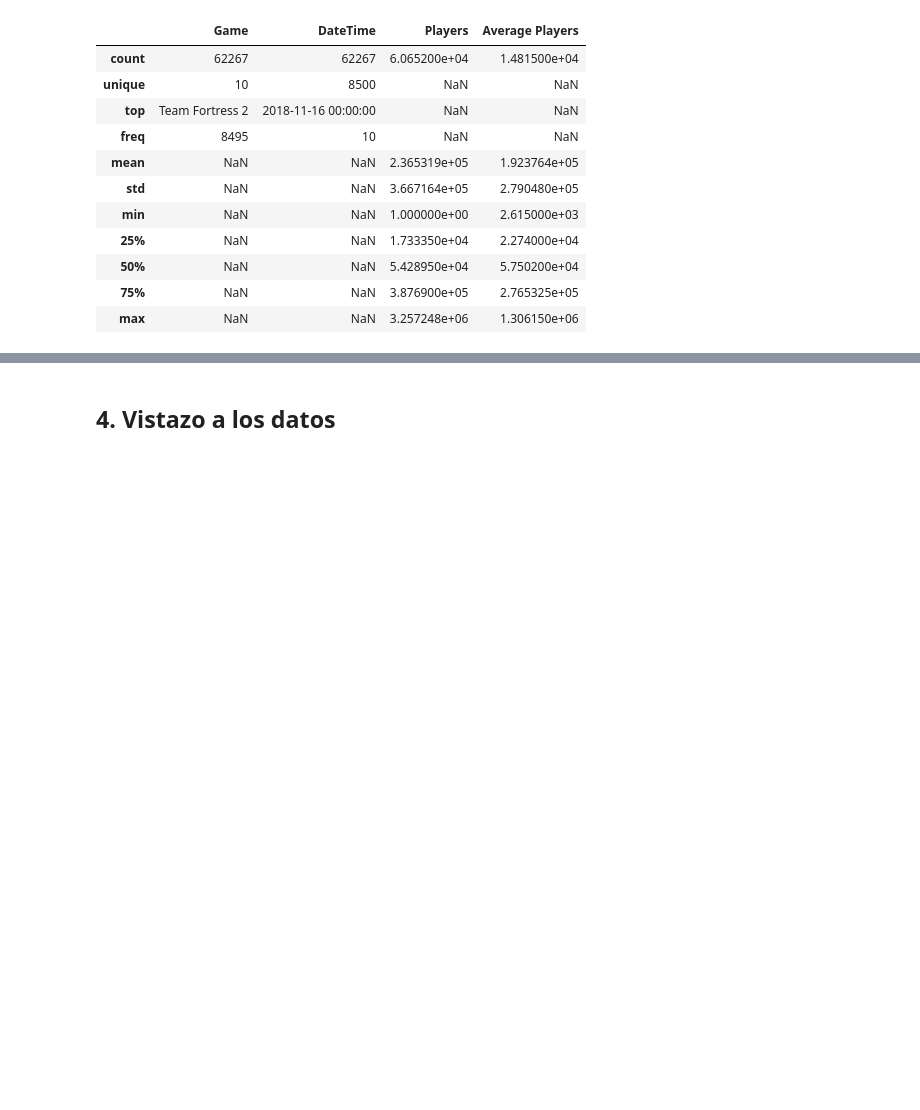
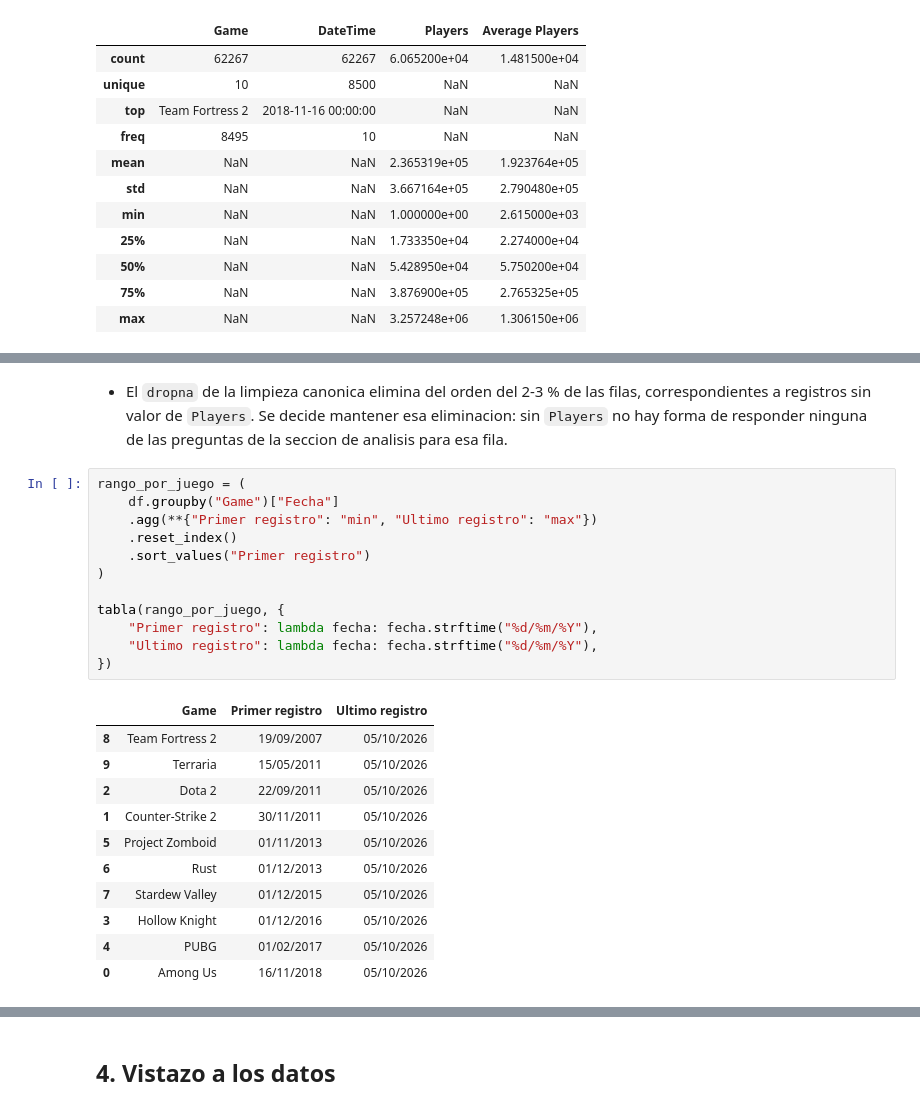
Before and after one commit to ai-somorrostro/Grupo2, a Jupyter notebook: SBD/steam_notebook.ipynb, the cells around one changed output, grey strips where cells are left out. Saved outputs shown, nothing was run; the diff lists cells and outputs as text; blank space fills up the shorter version.

```diff
--- a/SBD/steam_notebook.ipynb
+++ b/SBD/steam_notebook.ipynb
@@ -307,0 +378,26 @@ Average Players con dato: 23.8%
+# %% [markdown]
+- El `dropna` de la limpieza canonica elimina del orden del 2-3 % de las filas, correspondientes a registros sin valor de `Players`. Se decide mantener esa eliminacion: sin `Players` no hay forma de responder ninguna de las preguntas de la seccion de analisis para esa fila.
+# %%
+rango_por_juego = (
+    df.groupby("Game")["Fecha"]
+    .agg(**{"Primer registro": "min", "Ultimo registro": "max"})
+    .reset_index()
+    .sort_values("Primer registro")
+)
+
+tabla(rango_por_juego, {
+    "Primer registro": lambda fecha: fecha.strftime("%d/%m/%Y"),
+    "Ultimo registro": lambda fecha: fecha.strftime("%d/%m/%Y"),
+})
+# %% [output]
+|  | Game | Primer registro | Ultimo registro |
+| 8 | Team Fortress 2 | 19/09/2007 | 05/10/2026 |
+| 9 | Terraria | 15/05/2011 | 05/10/2026 |
+| 2 | Dota 2 | 22/09/2011 | 05/10/2026 |
+| 1 | Counter-Strike 2 | 30/11/2011 | 05/10/2026 |
+| 5 | Project Zomboid | 01/11/2013 | 05/10/2026 |
+| 6 | Rust | 01/12/2013 | 05/10/2026 |
+| 7 | Stardew Valley | 01/12/2015 | 05/10/2026 |
+| 3 | Hollow Knight | 01/12/2016 | 05/10/2026 |
+| 4 | PUBG | 01/02/2017 | 05/10/2026 |
+| 0 | Among Us | 16/11/2018 | 05/10/2026 |
```
Also changed, not shown: parts of 12 cells of this notebook, 2 other files.
